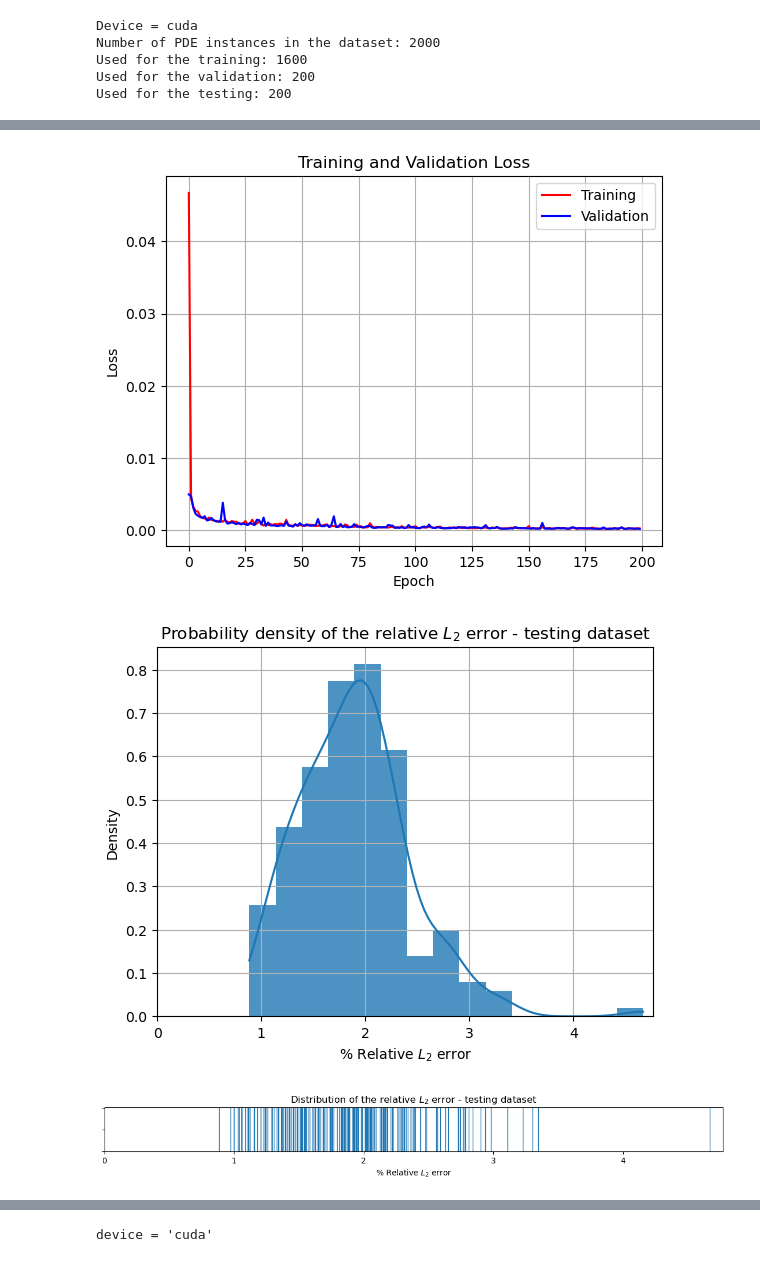
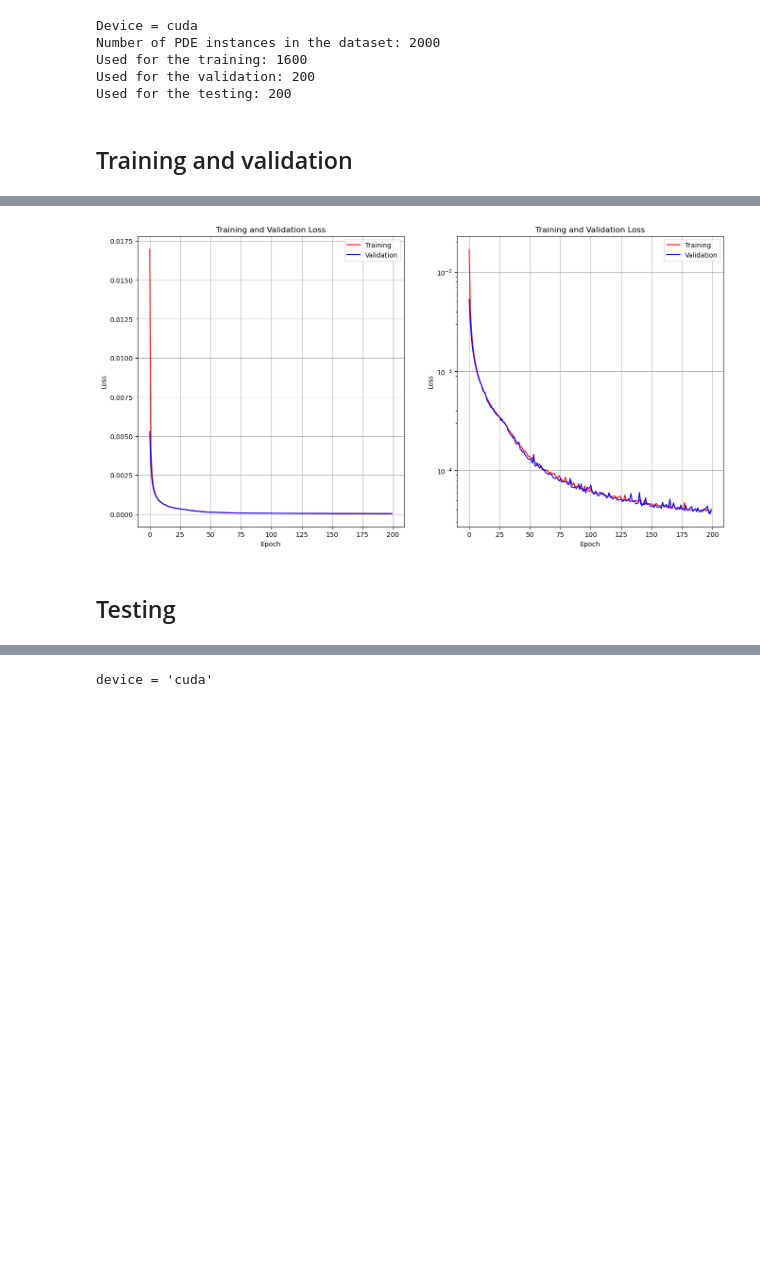
Before and after one commit to NLALDlab/VarMiON, a Jupyter notebook: varmion_heat_eq_robin_2d.ipynb, the cells around one changed output, grey strips where cells are left out. Drawn from its saved outputs; the diff is of its cells as text; code cells hidden in the pictures; blank space fills up the shorter version.

```diff
--- a/varmion_heat_eq_robin_2d.ipynb
+++ b/varmion_heat_eq_robin_2d.ipynb
@@ -312,8 +218,6 @@ class dataset_heat_eq_robin(torch.utils.data.Dataset):
             self.param_bry_pts = np.load(file) # coords of the points used to sample the parameters defined on the boundary
             self.temp_pts = np.load(file) # coords of the points used to sample the temperature
             self.times = np.load(file) # array of the times considered in the dataset (includes t=0)
-            self.nb = np.load(file) # if not zero: number of points on the boundary (apart from the ones in temp_pts) used to sample the temperature
-        #print("nb = ", self.nb)
 
         self.n_param_pts = self.param_pts.shape[0]
         self.n_param_bry_pts = self.param_bry_pts.shape[0]
@@ -381,11 +285,9 @@ class dataset_heat_eq_robin(torch.utils.data.Dataset):
         input_f = self.data['f'][idx, :, :]
         input_h = self.data['h'][idx]
         input_g = self.data['g'][idx, :, :]
-        if self.nb==0:
-            input_u0 = self.data['u0'][idx,:,:]
-        else:
-            input_u0 = self.data['u0'][idx,:,:-self.nb]
+        input_u0 = self.data['u0'][idx,:,:]
         output = self.data['solution'][idx, :, :]
+
 
         #print("__getitem__")
         #print(f"{input_tx.size() = }")
@@ -407,28 +311,15 @@ class HeatEquationVarMiONRobin(nn.Module):
 
         self.c_branch = nn.Sequential(
             nn.Linear(in_features=100, out_features=100),
-            nn.ReLU(),
-            nn.Linear(in_features=100, out_features=100),
-            nn.ReLU(),
-            nn.Linear(in_features=100, out_features=100)
         )
 
         self.theta_branch = nn.Sequential(
             nn.Linear(in_features=100, out_features=100),
-            nn.ReLU(),
-            nn.Linear(in_features=100, out_features=100),
-            nn.ReLU(),
-            nn.Linear(in_features=100, out_features=100)
         )
 
         self.h_branch = nn.Sequential(
             nn.Linear(in_features=100, out_features=100),
-            nn.ReLU(),
-            nn.Linear(in_features=100, out_features=100),
-            nn.ReLU(),
-            nn.Linear(in_features=100, out_features=100)
         )
-
 
         self.f_branch = nn.Sequential(
             nn.Linear(in_features=100, out_features=64)
@@ -806 +716,10 @@ class VarMiON():
+# %%
+num_pdes = 2000         # number of PDE instances in the dataset
+n_epochs = 200          # number of training epochs
+pdes_per_batch = 8      # number of PDE instances in each batch
+goal_oriented = False   # if True, use a goal-oriented loss function
+seed = 42               # Initialize random seed
+
+my_dataset_path = "/home/marcodellorto/datasets"
+my_results_path = "/home/marcodellorto/VarMiON_phd/VarMiON_NLALD/RESULTS"
 # %% [markdown]
@@ -848,28 +795,20 @@ Number of PDE instances in the dataset: 2000
 Used for the training: 1600
 Used for the validation: 200
 Used for the testing: 200
+# %% [markdown]
+## Training and validation
 # %%
 # train and validate model
 varmion.training_validation(verbose = True)
 
 
-result_dict['lambda'] = varmion.lam # parameter used in the loss function for extra boundary points, 0 by default
 result_dict['best_epoch'] = varmion.best_epoch # index of the epoch with lowest validation loss, we save the weights relative to this epoch
 with open(save_dir + "/result_dict", "wb") as handle:
     pickle.dump(result_dict, handle)
 
+# store model state dictionary
+torch.save(varmion.model.state_dict(), save_dir + '/model_weights_best.pth')
 
 # plot and save losses
 varmion.plot_losses(save_dir= save_dir)
-
-# compute and then plot and save the relative L^2-error on the testing dataset,
-varmion.testing(save_dir = save_dir)
-
-# save data in the result folder
-#M si potrebbe inserire dentro la classe varmion
-torch.save(varmion.model.state_dict(), save_dir + '/model_weights_best.pth')
-torch.save(varmion.losses, save_dir + "/losses.pt")
-torch.save(varmion.val_losses, save_dir + "/val_losses.pt")
-torch.save(varmion.test_error_best, save_dir + "/test_error_best.pt")
-torch.save(varmion.test_abs_error_best, save_dir + "/test_abs_error_best.pt")
 # %% [output]
@@ -893,3 +832,3 @@ std:  0.54 %
-[figure, old version]
+[figure, new version]
-[figure, removed]
-[figure, removed]
+# %% [markdown]
+## Testing
```
Also changed, not shown: parts of 23 cells of this notebook, 4 other files.
